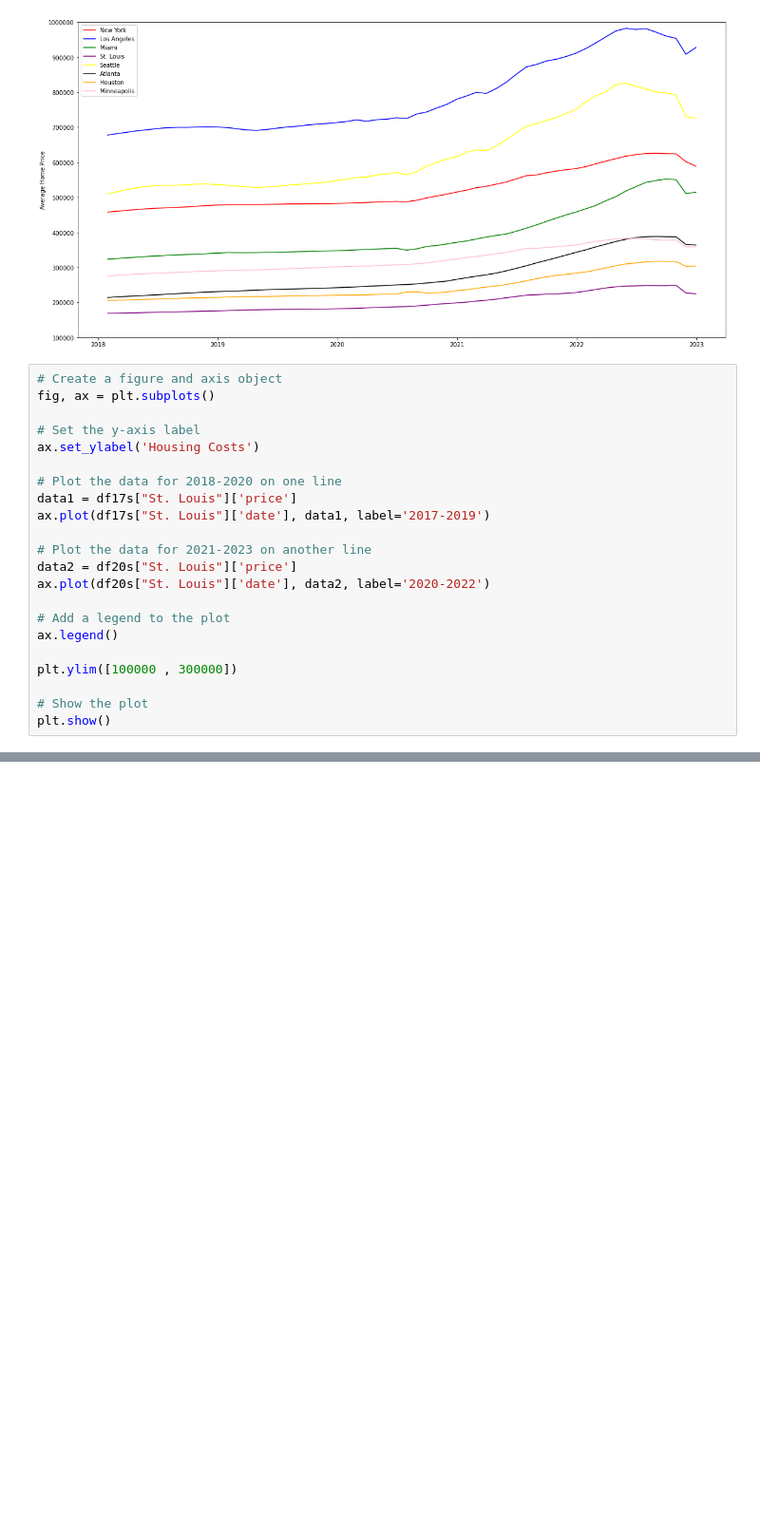
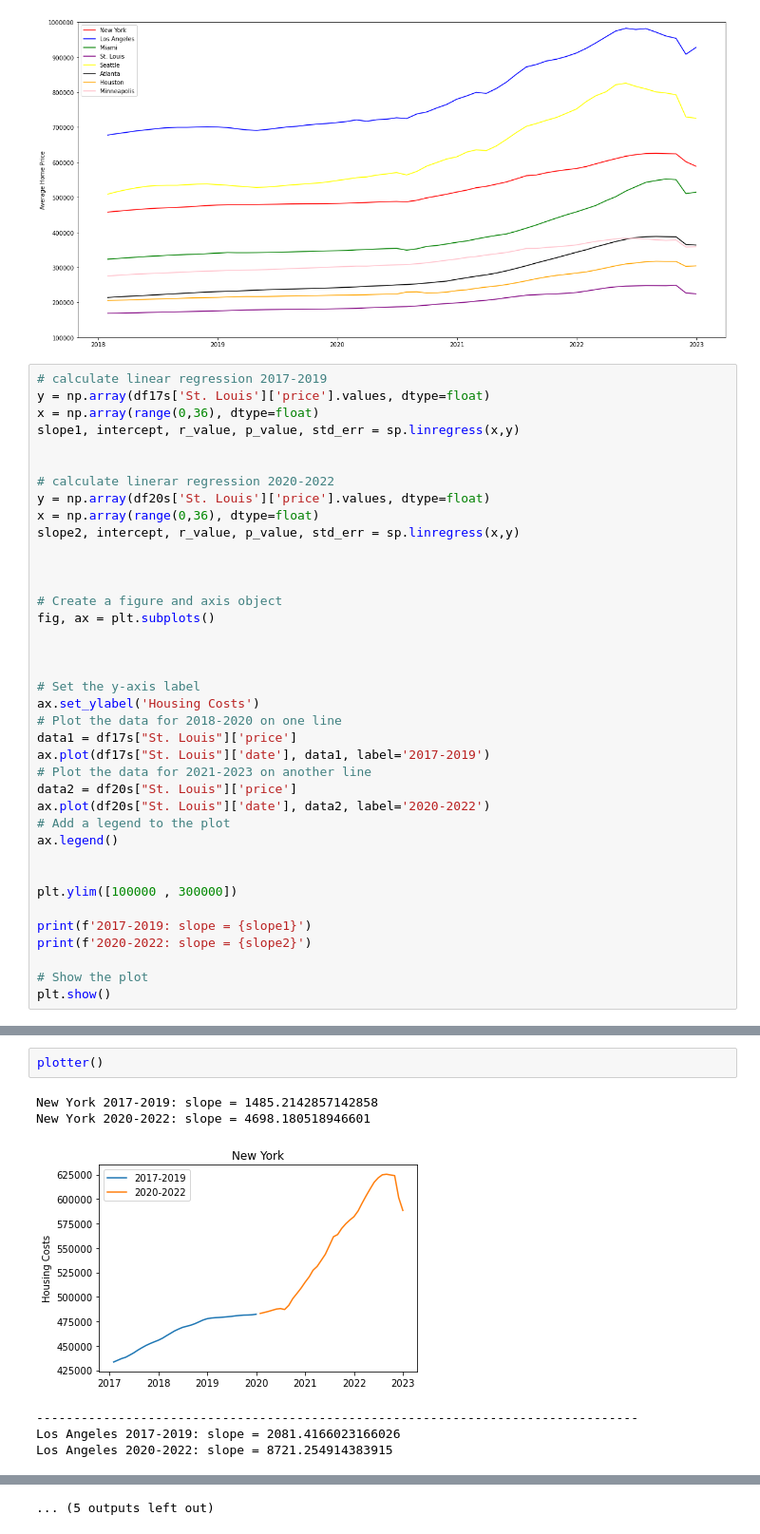
Before and after one commit to edshanks/Analyzing-the-Effects-of-COVID-on-the-American-Real-Estate-Market, a Jupyter notebook: Zillow_Starter.ipynb, the cells around one changed output, grey strips where cells are left out. Shown at 95% size. Drawn from its saved outputs; the diff is of its cells as text; blank space fills up the shorter version.

Commit message:
added ed's plotter function to code

```diff
--- a/Zillow_Starter.ipynb
+++ b/Zillow_Starter.ipynb
@@ -206,24 +167,40 @@ plt.show
 <function matplotlib.pyplot.show(*args, **kw)>
 [figure]
 # %%
+# calculate linear regression 2017-2019
+y = np.array(df17s['St. Louis']['price'].values, dtype=float)
+x = np.array(range(0,36), dtype=float)
+slope1, intercept, r_value, p_value, std_err = sp.linregress(x,y)
+
+
+# calculate linerar regression 2020-2022
+y = np.array(df20s['St. Louis']['price'].values, dtype=float)
+x = np.array(range(0,36), dtype=float)
+slope2, intercept, r_value, p_value, std_err = sp.linregress(x,y)
+
+
+
 # Create a figure and axis object
 fig, ax = plt.subplots()
 
+
+
 # Set the y-axis label
 ax.set_ylabel('Housing Costs')
-
 # Plot the data for 2018-2020 on one line
 data1 = df17s["St. Louis"]['price']
 ax.plot(df17s["St. Louis"]['date'], data1, label='2017-2019')
-
 # Plot the data for 2021-2023 on another line
 data2 = df20s["St. Louis"]['price']
 ax.plot(df20s["St. Louis"]['date'], data2, label='2020-2022')
-
 # Add a legend to the plot
 ax.legend()
 
+
 plt.ylim([100000 , 300000])
+
+print(f'2017-2019: slope = {slope1}')
+print(f'2020-2022: slope = {slope2}')
 
 # Show the plot
 plt.show()
@@ -254,0 +267,9 @@ plt.show()
+# %%
+plotter()
+# %% [output]
+New York 2017-2019: slope = 1485.2142857142858
+New York 2020-2022: slope = 4698.180518946601
+[figure, added]
+---------------------------------------------------------------------------------
+Los Angeles 2017-2019: slope = 2081.4166023166026
+Los Angeles 2020-2022: slope = 8721.254914383915
@@ -254,0 +293 @@ plt.show()
+... (5 outputs left out)
```
Also changed, not shown: parts of 11 cells of this notebook.
